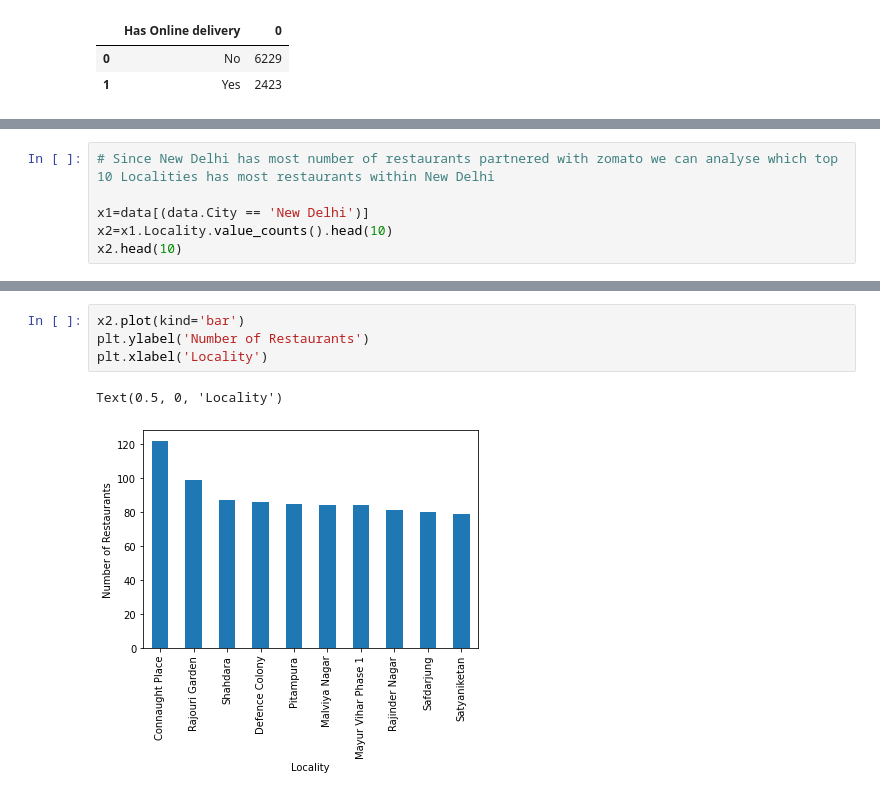
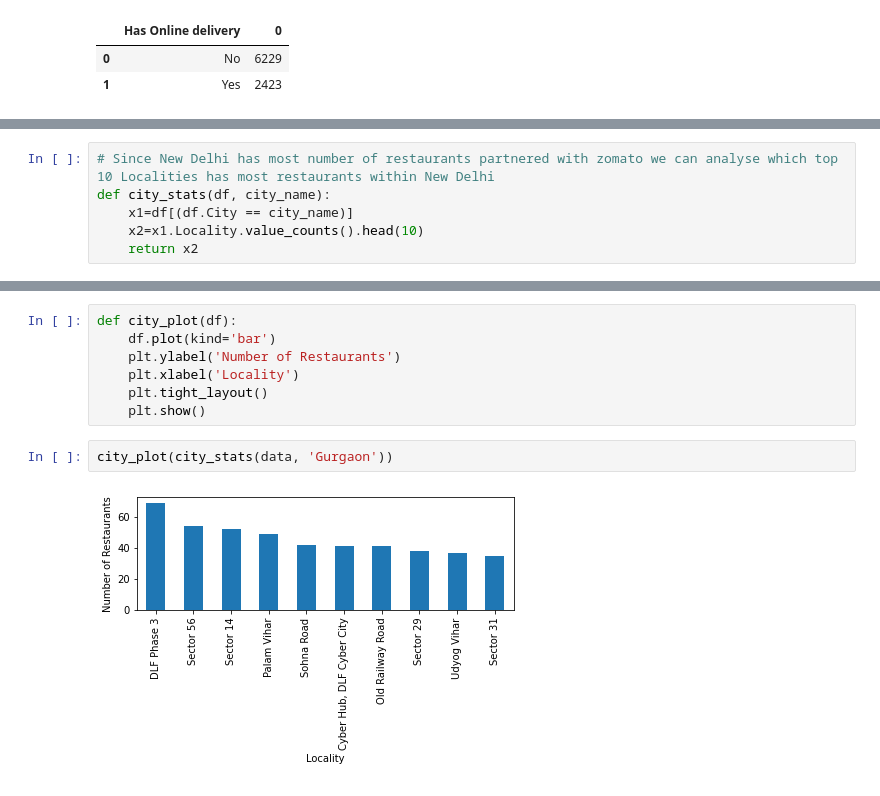
Before and after one commit to Minhaas/Food-takeaway-analysis, a Jupyter notebook: New_code.ipynb, the cells around one changed output, grey strips where cells are left out. Saved outputs shown, nothing was run; the diff lists cells and outputs as text.

```diff
--- a/New_code.ipynb
+++ b/New_code.ipynb
@@ -127,6 +149,6 @@ x.head()
 # %%
 # Since New Delhi has most number of restaurants partnered with zomato we can analyse which top 10 Localities has most restaurants within New Delhi
-
-x1=data[(data.City == 'New Delhi')]
-x2=x1.Locality.value_counts().head(10)
-x2.head(10)
+def city_stats(df, city_name):
+    x1=df[(df.City == city_name)]
+    x2=x1.Locality.value_counts().head(10)
+    return x2
@@ -145,7 +155,11 @@ Name: Locality, dtype: int64
 # %%
-x2.plot(kind='bar')
-plt.ylabel('Number of Restaurants')
-plt.xlabel('Locality')
+def city_plot(df):
+    df.plot(kind='bar')
+    plt.ylabel('Number of Restaurants')
+    plt.xlabel('Locality')
+    plt.tight_layout()
+    plt.show()
-# %% [output]
-Text(0.5, 0, 'Locality')
-[figure, removed]
+# %%
+city_plot(city_stats(data, 'Gurgaon'))
+# %% [output]
+[figure, added]
```
Also changed, not shown: parts of 18 cells of this notebook.
